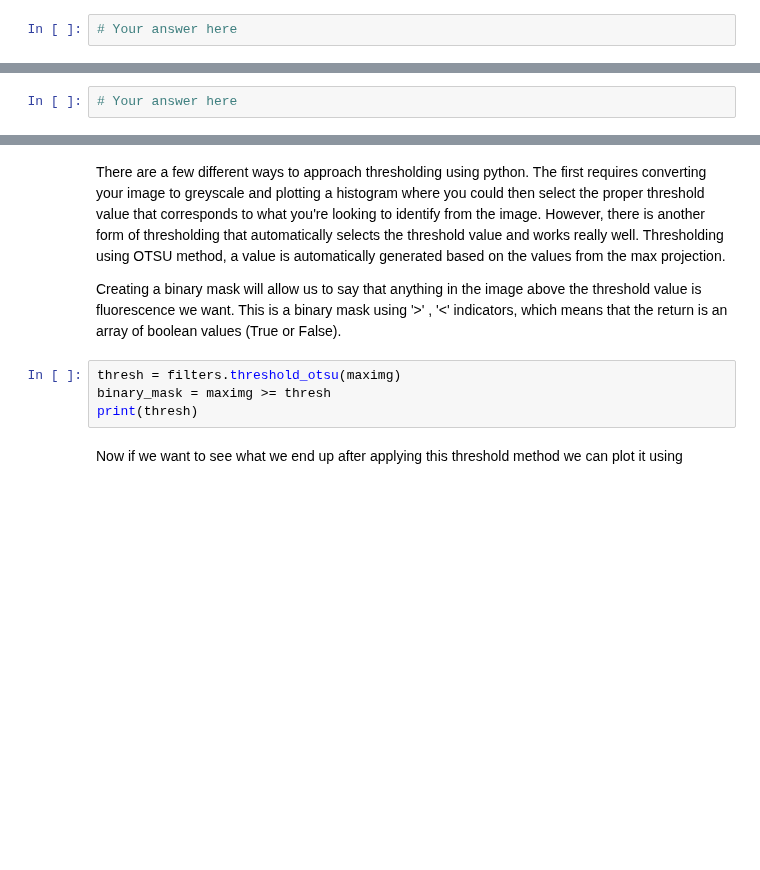
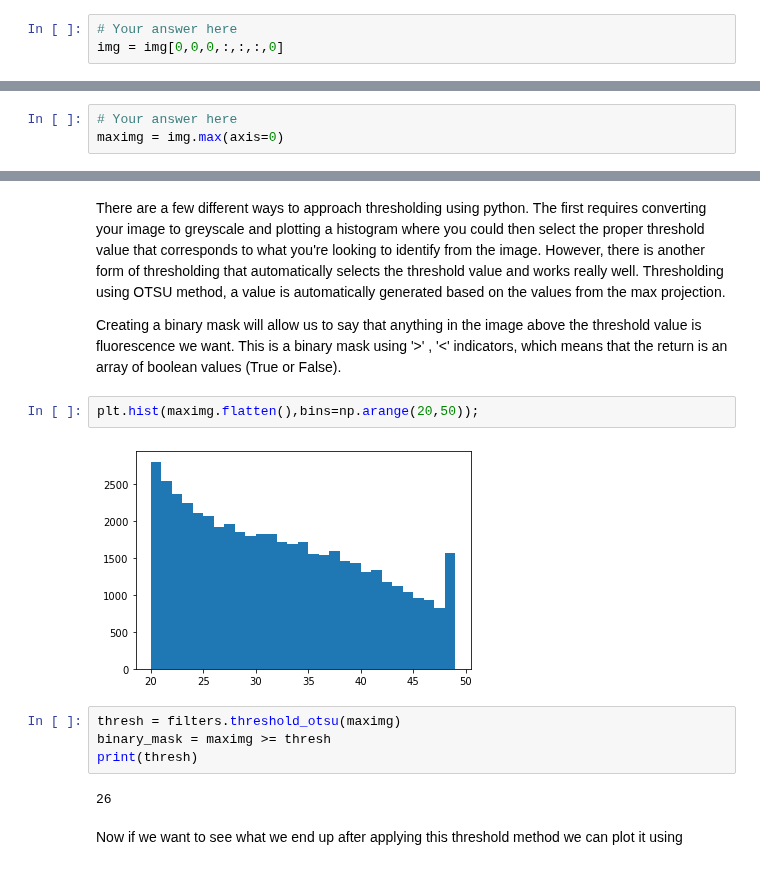
Before and after one commit to svdavid/NEUS642, a Jupyter notebook: notebooks/week8_02-22_image_quantification/week8_Image_Quantification_students.ipynb, the cells around one changed output, grey strips where cells are left out. Cells and saved outputs as stored; diff of their text form; blank space fills up the shorter version.

```diff
--- a/notebooks/week8_02-22_image_quantification/week8_Image_Quantification_students.ipynb
+++ b/notebooks/week8_02-22_image_quantification/week8_Image_Quantification_students.ipynb
@@ -157,6 +168,7 @@ print(img.shape)
 We only need the Z, X, and Y dimensions. Slice out the unnecessary dimensions!
 # %%
 # Your answer here
+img = img[0,0,0,:,:,:,0]
 # %% [markdown]
 <a id="7b674f57-dbc4-4753-aa0f-e6bc1afd1b3c"></a>
 ### Exercise 2: Compute max on z dimension
@@ -164,6 +176,7 @@ We only need the Z, X, and Y dimensions. Slice out the unnecessary dimensions!
 Take the maximum along the z-axis `img.max`, and save as `maximg`
 # %%
 # Your answer here
+maximg = img.max(axis=0)
 # %% [markdown]
 Now we will plot the max projection image:
 # %%
@@ -225,10 +250,16 @@ Thresholding is a type of image segmentation, where we change the pixels of an i
 There are a few different ways to approach thresholding using python. The first requires converting your image to greyscale and plotting a histogram where you could then select the proper threshold value that corresponds to what you're looking to identify from the image. However, there is another form of thresholding that automatically selects the threshold value and works really well. Thresholding using OTSU method, a value is automatically generated based on the values from the max projection.
 
 Creating a binary mask will allow us to say that anything in the image above the threshold value is fluorescence we want. This is a binary mask using '>' , '<' indicators, which means that the return is an array of boolean values (True or False).
+# %%
+plt.hist(maximg.flatten(),bins=np.arange(20,50));
+# %% [output]
+[figure, added]
 # %%
 thresh = filters.threshold_otsu(maximg)
 binary_mask = maximg >= thresh
 print(thresh)
+# %% [output]
+26
 # %% [markdown]
 Now if we want to see what we end up after applying this threshold method we can plot it using
 # %% [markdown]
```
Also changed, not shown: parts of 37 cells of this notebook, 13 other files.
